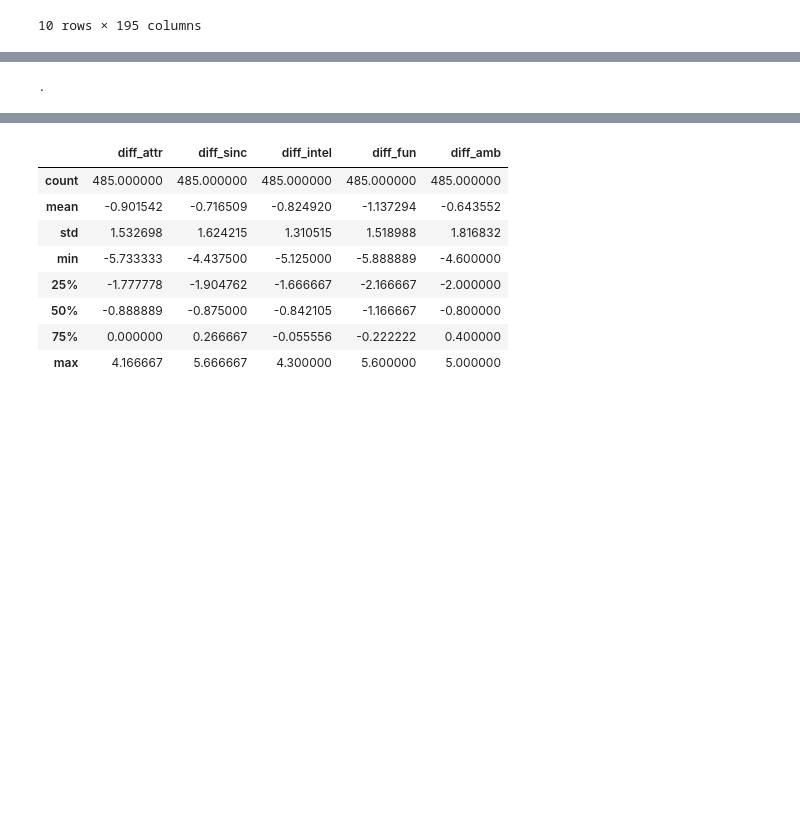
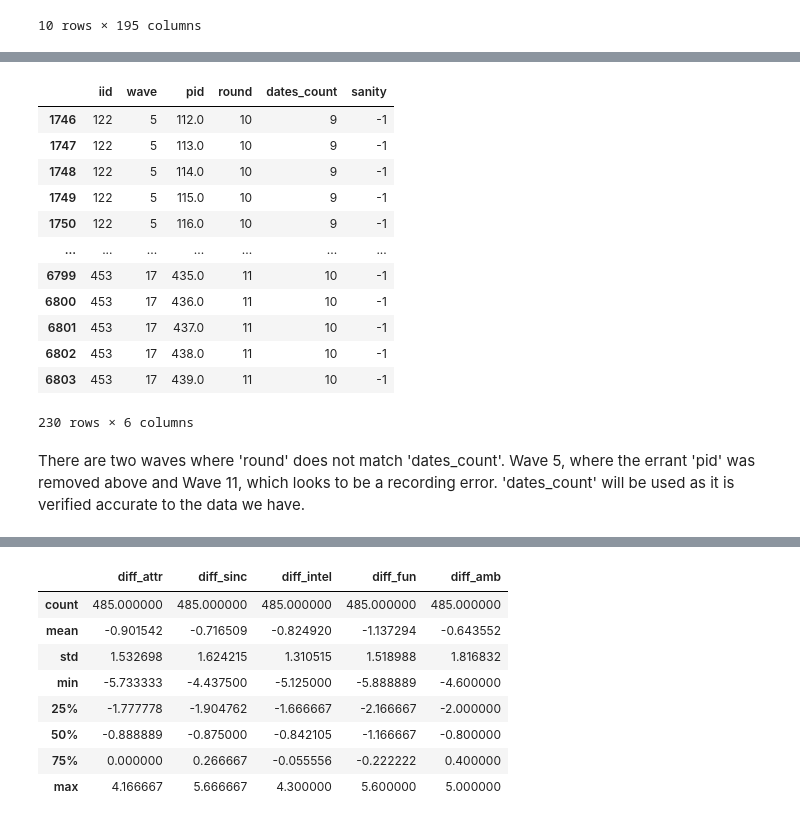
Before and after one commit to joshgreenberg8/code_pudding2, a Jupyter notebook: EDA.ipynb, the cells around one changed output, grey strips where cells are left out. Cells and saved outputs as stored; diff of their text form; code cells hidden in the pictures; blank space fills up the shorter version.

```diff
--- a/EDA.ipynb
+++ b/EDA.ipynb
@@ -238,26 +61,0 @@ df['contacted'] = df.apply(get_contacted, axis=1)
-# %%
-pref_alloc = ['attr1_1', 'sinc1_1', 'intel1_1', 'fun1_1', 'amb1_1', 'shar1_1']
-waves_to_scale = [6, 7, 8, 9]
-scaled_atbs = {}
-
-for iid in df['iid'].unique():
-    scaled_atbs[iid] = {}
-
-def scale_prefs(obs):
-    if obs['wave'] in waves_to_scale:
-        sum_pref = obs[pref_alloc].sum()
-        for atb in pref_alloc:
-            try:
-                scaled_atbs[obs['iid']][atb] = obs[atb] / sum_pref * 100
-            except:
-                scaled_atbs[obs['iid']][atb] = np.nan
-
-iids_to_scale = df.query('wave in @waves_to_scale')['iid']
-
-df.apply(scale_prefs, axis=1)
-
-df.replace(scaled_atbs)
-
-print('.')
-# %% [output]
-.
@@ -265,0 +62,20 @@ df_uniq_id = df.drop_duplicates('iid')
+# %%
+# check to see if above matches 'round'
+df['sanity'] = df['dates_count'] - df['round']
+df[df['sanity'] != 0][['iid', 'wave', 'pid', 'round', 'dates_count', 'sanity']]
+# %% [output]
+|  | iid | wave | pid | round | dates_count | sanity |
+| 1746 | 122 | 5 | 112.0 | 10 | 9 | -1 |
+| 1747 | 122 | 5 | 113.0 | 10 | 9 | -1 |
+| 1748 | 122 | 5 | 114.0 | 10 | 9 | -1 |
+| 1749 | 122 | 5 | 115.0 | 10 | 9 | -1 |
+| 1750 | 122 | 5 | 116.0 | 10 | 9 | -1 |
+| ... | ... | ... | ... | ... | ... | ... |
+| 6799 | 453 | 17 | 435.0 | 11 | 10 | -1 |
+| 6800 | 453 | 17 | 436.0 | 11 | 10 | -1 |
+| 6801 | 453 | 17 | 437.0 | 11 | 10 | -1 |
+| 6802 | 453 | 17 | 438.0 | 11 | 10 | -1 |
+| 6803 | 453 | 17 | 439.0 | 11 | 10 | -1 |
+230 rows × 6 columns
+# %% [markdown]
+There are two waves where 'round' does not match 'dates_count'. Wave 5, where the errant 'pid' was removed above and Wave 11, which looks to be a recording error. 'dates_count' will be used as it is verified accurate to the data we have.
```
Also changed, not shown: parts of 62 cells of this notebook.
